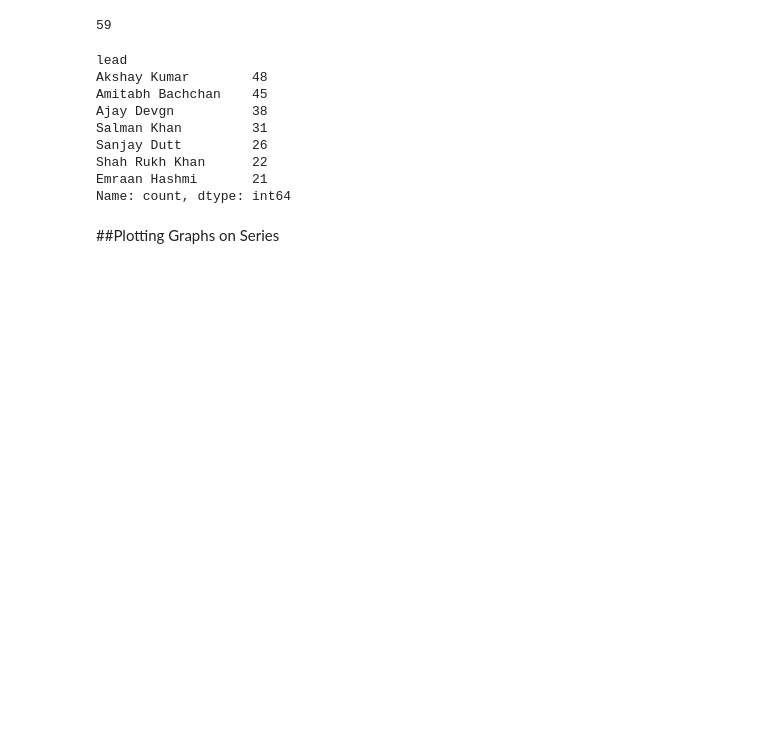
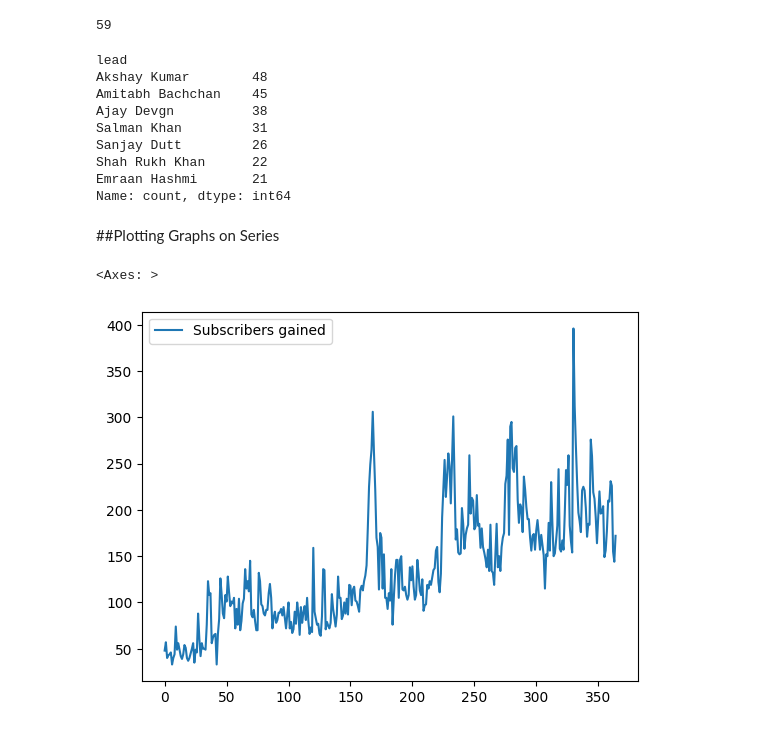
Before and after one commit to akmayank94/DA-Useful-Libraries, a Jupyter notebook: pandas files/pandas_foundations.ipynb, the cells around one changed output. Saved outputs shown, nothing was run; the diff lists cells and outputs as text; code cells hidden in the pictures; blank space fills up the shorter version.

Commit message:
update(pandas files): plotting in pandas

```diff
--- a/pandas files/pandas_foundations.ipynb
+++ b/pandas files/pandas_foundations.ipynb
@@ -656,3 +656,8 @@ Emraan Hashmi       21
 Name: count, dtype: int64
 # %% [markdown]
 ##Plotting Graphs on Series
+# %%
+subs.plot()
+# %% [output]
+<Axes: >
+[figure, added]
```
Also changed, not shown: parts of 2 cells of this notebook.
